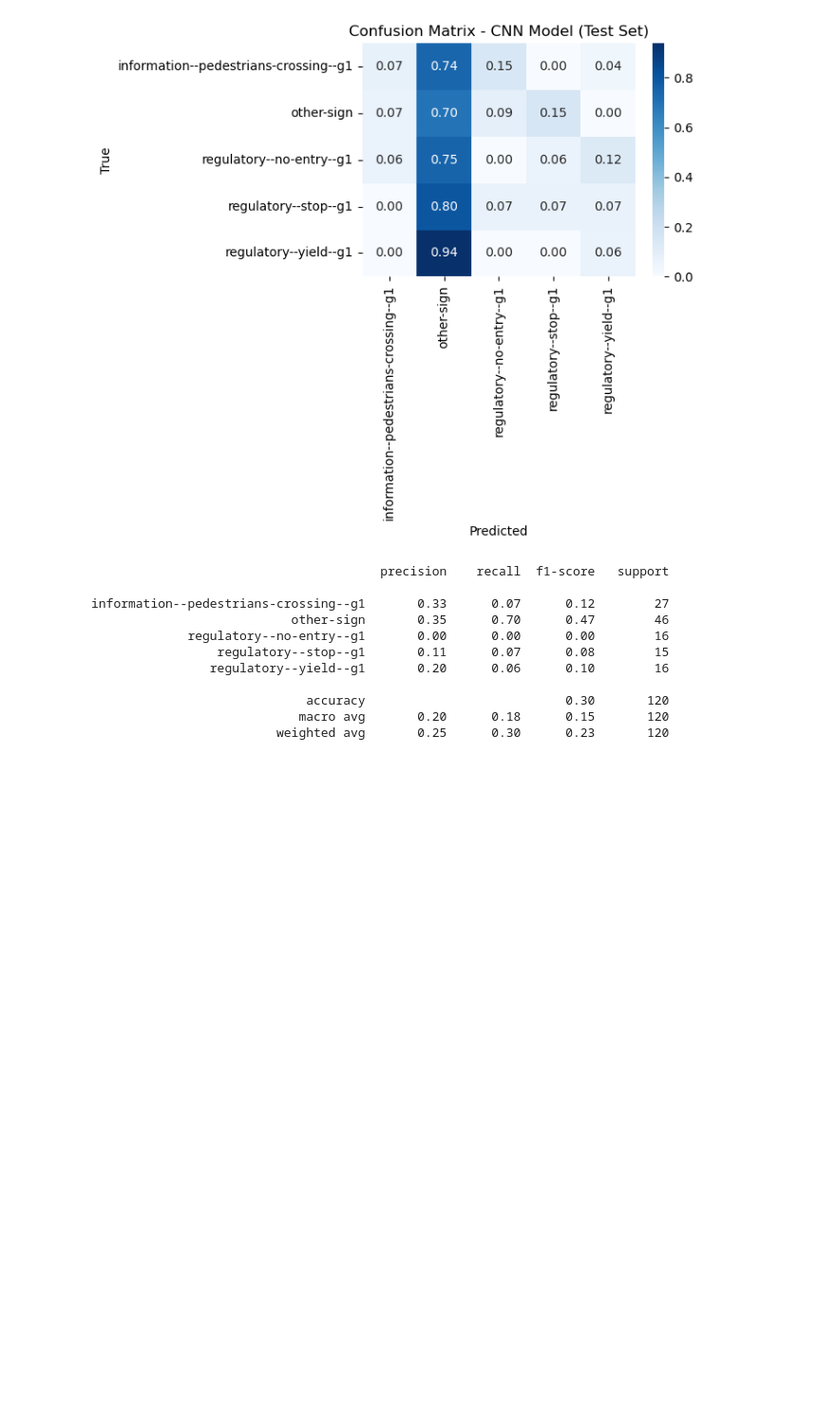
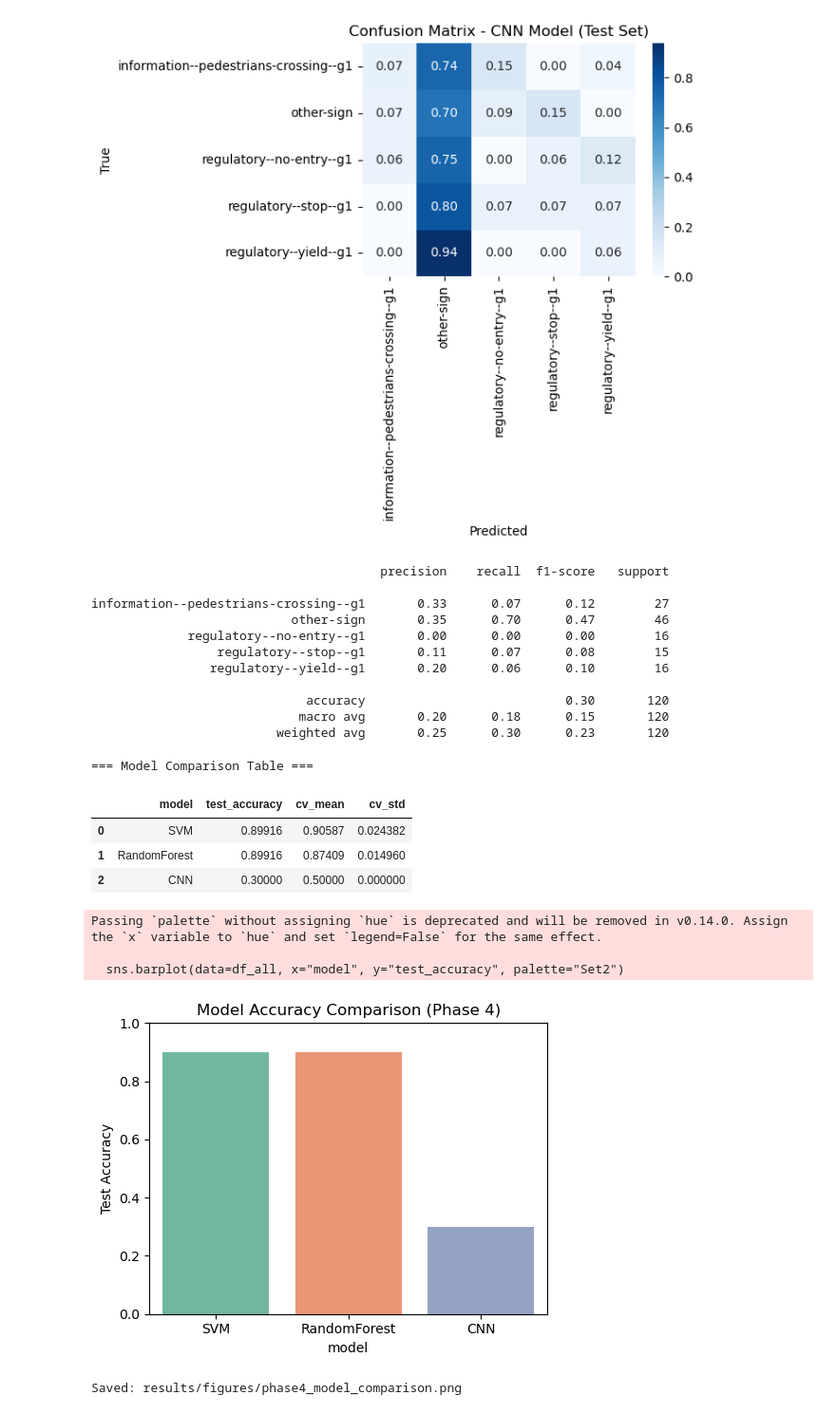
Before and after one commit to Harshalk2002/urban-sign-vision-system, a Jupyter notebook: project/notebooks/04_deep_learning.ipynb, the cells around one changed output. Shown at 95% size. Cells and saved outputs as stored; diff of their text form; code cells hidden in the pictures; blank space fills up the shorter version.

```diff
--- a/project/notebooks/04_deep_learning.ipynb
+++ b/project/notebooks/04_deep_learning.ipynb
@@ -278,3 +278,50 @@ information--pedestrians-crossing--g1       0.33      0.07      0.12        27
                              accuracy                           0.30       120
                             macro avg       0.20      0.18      0.15       120
                          weighted avg       0.25      0.30      0.23       120
+# %%
+
+import pandas as pd, matplotlib.pyplot as plt, seaborn as sns
+from pathlib import Path
+
+METRIC_DIR = Path("results/metrics"); FIG_DIR = Path("results/figures")
+
+# classical ML scores from Phase 2
+df_ml = pd.read_csv(METRIC_DIR / "phase2_scores.csv")
+
+# your CNN accuracies (update with actual numbers)
+cnn_acc = 0.30   # CNN test accuracy
+cnn_val = 0.50   # CNN validation accuracy
+
+# combine all
+df_dl = pd.DataFrame([{
+    "model": "CNN",
+    "test_accuracy": cnn_acc,
+    "cv_mean": cnn_val,
+    "cv_std": 0.0
+}])
+df_all = pd.concat([df_ml, df_dl], ignore_index=True)
+
+print("=== Model Comparison Table ===")
+display(df_all)
+
+plt.figure(figsize=(5,4))
+sns.barplot(data=df_all, x="model", y="test_accuracy", palette="Set2")
+plt.title("Model Accuracy Comparison (Phase 4)")
+plt.ylabel("Test Accuracy")
+plt.ylim(0,1)
+plt.tight_layout()
+out = FIG_DIR / "phase4_model_comparison.png"
+plt.savefig(out, dpi=160)
+plt.show()
+print("Saved:", out)
+# %% [output]
+=== Model Comparison Table ===
+|  | model | test_accuracy | cv_mean | cv_std |
+| 0 | SVM | 0.89916 | 0.90587 | 0.024382 |
+| 1 | RandomForest | 0.89916 | 0.87409 | 0.014960 |
+| 2 | CNN | 0.30000 | 0.50000 | 0.000000 |
+Passing `palette` without assigning `hue` is deprecated and will be removed in v0.14.0. Assign the `x` variable to `hue` and set `legend=False` for the same effect.
+
+  sns.barplot(data=df_all, x="model", y="test_accuracy", palette="Set2")
+[figure, added]
+Saved: results/figures/phase4_model_comparison.png
```
Also changed, not shown: parts of 4 cells of this notebook, 27 other files.
